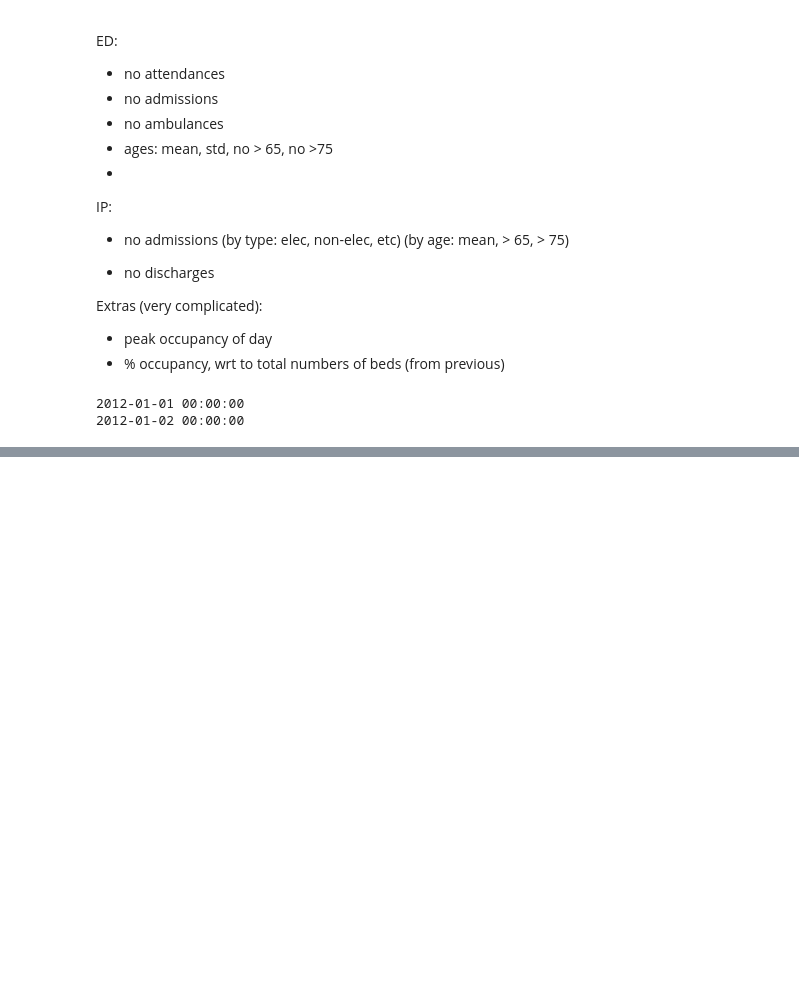
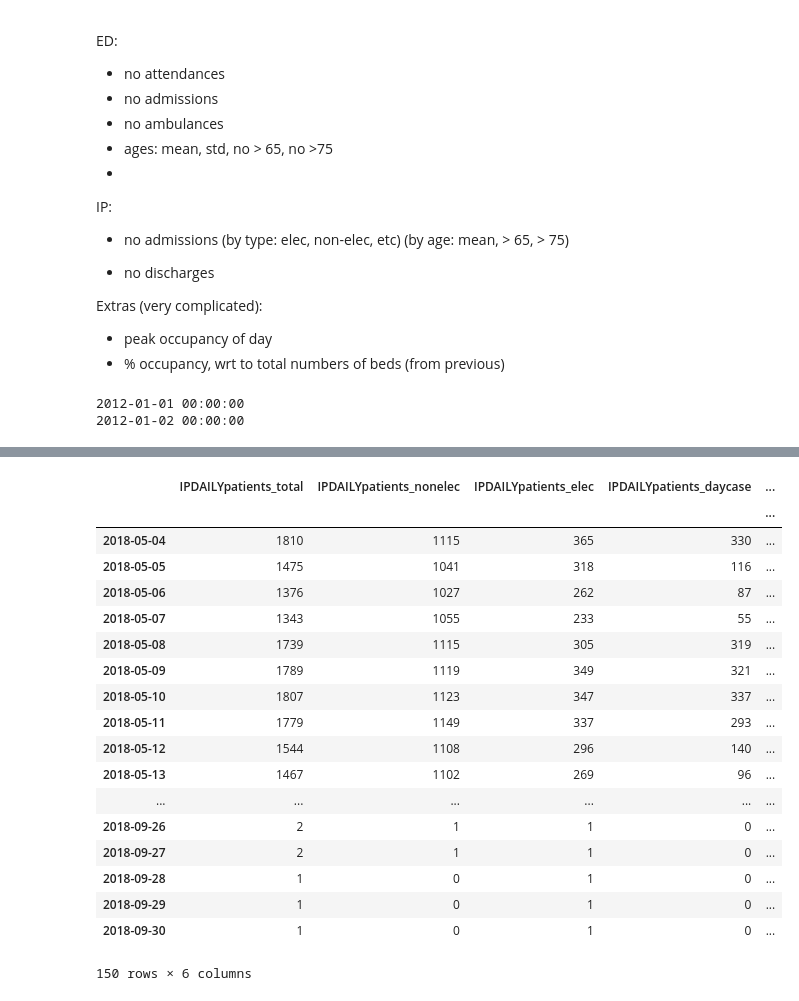
Before and after one commit to BradKeogh/EDclassification, a Jupyter notebook: notebooks/data_cleaning/D2_create_daily_features.ipynb, the cells around one changed output, grey strips where cells are left out. Saved outputs shown, nothing was run; the diff lists cells and outputs as text; code cells hidden in the pictures; blank space fills up the shorter version.

```diff
--- a/notebooks/data_cleaning/D2_create_daily_features.ipynb
+++ b/notebooks/data_cleaning/D2_create_daily_features.ipynb
@@ -157,0 +329,22 @@ EDsummary.to_pickle('./../../data/interim/D2_timeseries/EDsummary.pkl')
+# %%
+IPdaily.tail(150)
+# %% [output]
+|  | IPDAILYpatients_total | IPDAILYpatients_nonelec | IPDAILYpatients_elec | IPDAILYpatients_daycase | ... |
+|  |  |  |  |  | ... |
+| 2018-05-04 | 1810 | 1115 | 365 | 330 | ... |
+| 2018-05-05 | 1475 | 1041 | 318 | 116 | ... |
+| 2018-05-06 | 1376 | 1027 | 262 | 87 | ... |
+| 2018-05-07 | 1343 | 1055 | 233 | 55 | ... |
+| 2018-05-08 | 1739 | 1115 | 305 | 319 | ... |
+| 2018-05-09 | 1789 | 1119 | 349 | 321 | ... |
+| 2018-05-10 | 1807 | 1123 | 347 | 337 | ... |
+| 2018-05-11 | 1779 | 1149 | 337 | 293 | ... |
+| 2018-05-12 | 1544 | 1108 | 296 | 140 | ... |
+| 2018-05-13 | 1467 | 1102 | 269 | 96 | ... |
+| ... | ... | ... | ... | ... | ... |
+| 2018-09-26 | 2 | 1 | 1 | 0 | ... |
+| 2018-09-27 | 2 | 1 | 1 | 0 | ... |
+| 2018-09-28 | 1 | 0 | 1 | 0 | ... |
+| 2018-09-29 | 1 | 0 | 1 | 0 | ... |
+| 2018-09-30 | 1 | 0 | 1 | 0 | ... |
+150 rows × 6 columns
```
Also changed, not shown: parts of 28 cells of this notebook, 6 other files.
